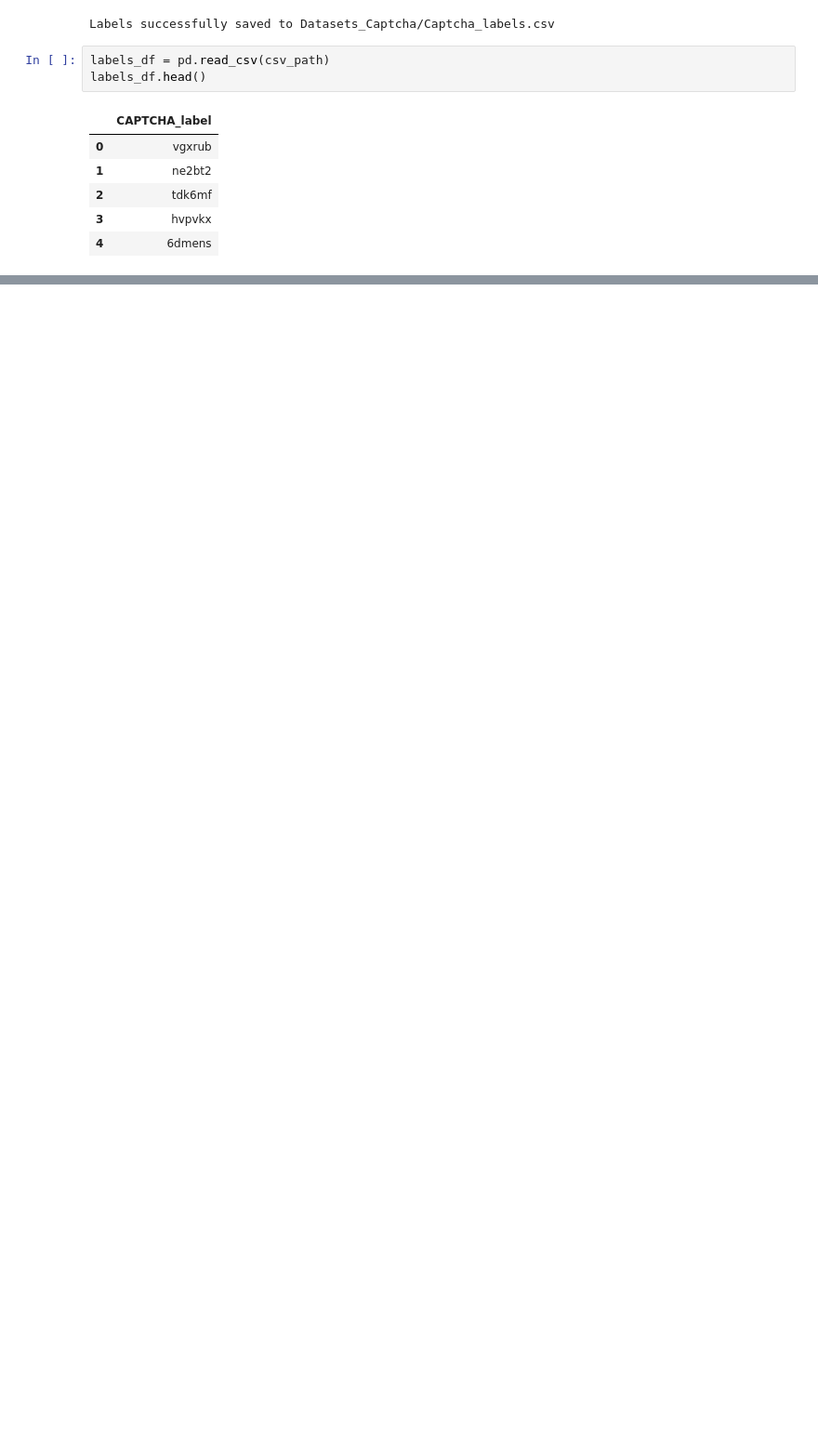
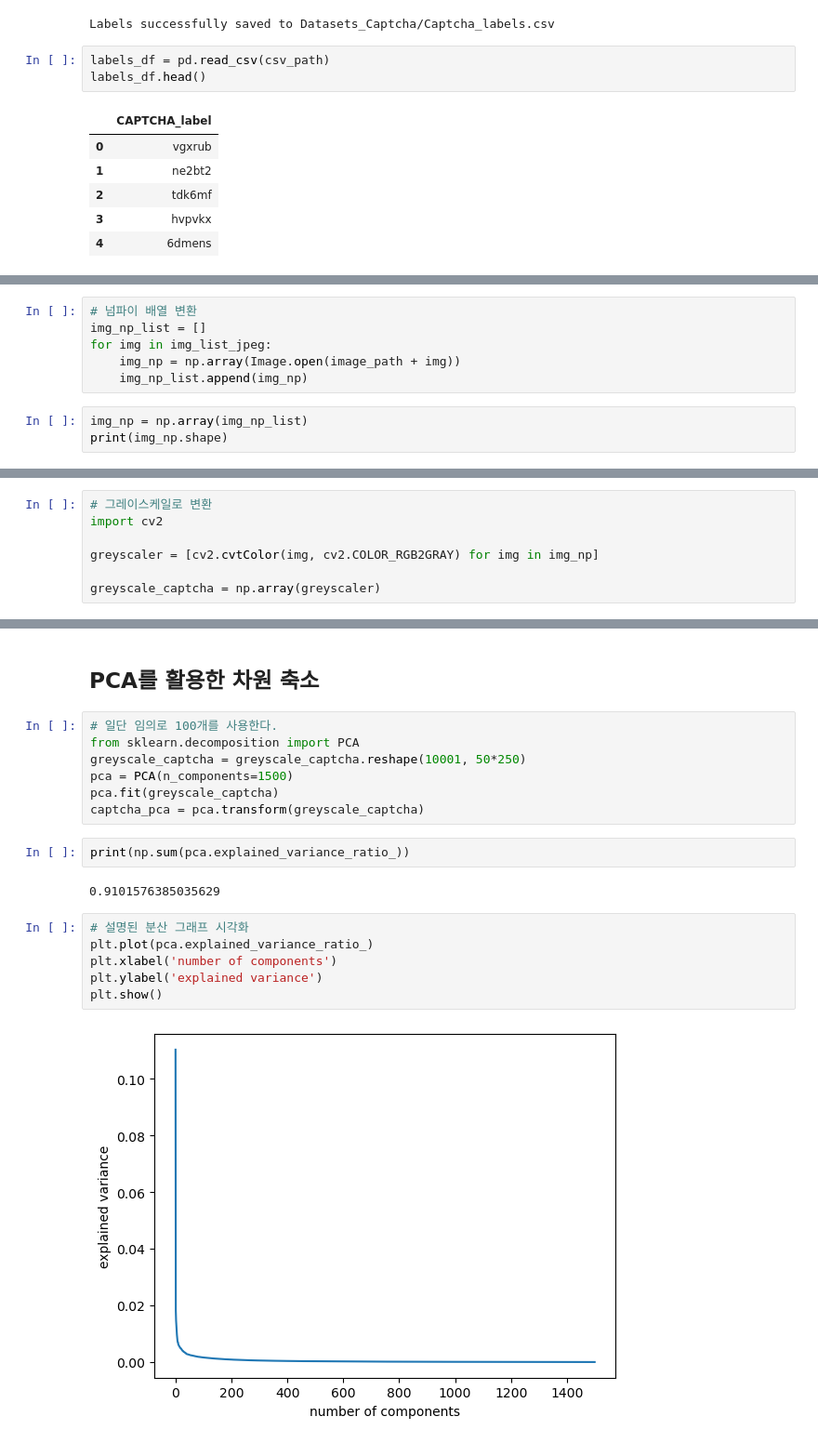
Before and after one commit to taemmini/2023_Fall_HUFS_ML_Project_7, a Jupyter notebook: Preprocessing_CAPCHA.ipynb, the cells around one changed output, grey strips where cells are left out. Shown at 93% size. Cells and saved outputs as stored; diff of their text form; blank space fills up the shorter version.

```diff
--- a/Preprocessing_CAPCHA.ipynb
+++ b/Preprocessing_CAPCHA.ipynb
@@ -54,0 +73,9 @@ labels_df.head()
+# %%
+# 넘파이 배열 변환
+img_np_list = []
+for img in img_list_jpeg:
+    img_np = np.array(Image.open(image_path + img))
+    img_np_list.append(img_np)
+# %%
+img_np = np.array(img_np_list)
+print(img_np.shape)
@@ -54,0 +100,7 @@ labels_df.head()
+# %%
+# 그레이스케일로 변환
+import cv2
+
+greyscaler = [cv2.cvtColor(img, cv2.COLOR_RGB2GRAY) for img in img_np]
+
+greyscale_captcha = np.array(greyscaler)
@@ -54,0 +115,21 @@ labels_df.head()
+# %% [markdown]
+## PCA를 활용한 차원 축소
+# %%
+# 일단 임의로 100개를 사용한다.
+from sklearn.decomposition import PCA
+greyscale_captcha = greyscale_captcha.reshape(10001, 50*250)
+pca = PCA(n_components=1500)
+pca.fit(greyscale_captcha)
+captcha_pca = pca.transform(greyscale_captcha)
+# %%
+print(np.sum(pca.explained_variance_ratio_))
+# %% [output]
+0.9101576385035629
+# %%
+# 설명된 분산 그래프 시각화
+plt.plot(pca.explained_variance_ratio_)
+plt.xlabel('number of components')
+plt.ylabel('explained variance')
+plt.show()
+# %% [output]
+[figure, added]
```
Also changed, not shown: parts of 19 cells of this notebook, 1 other file.
